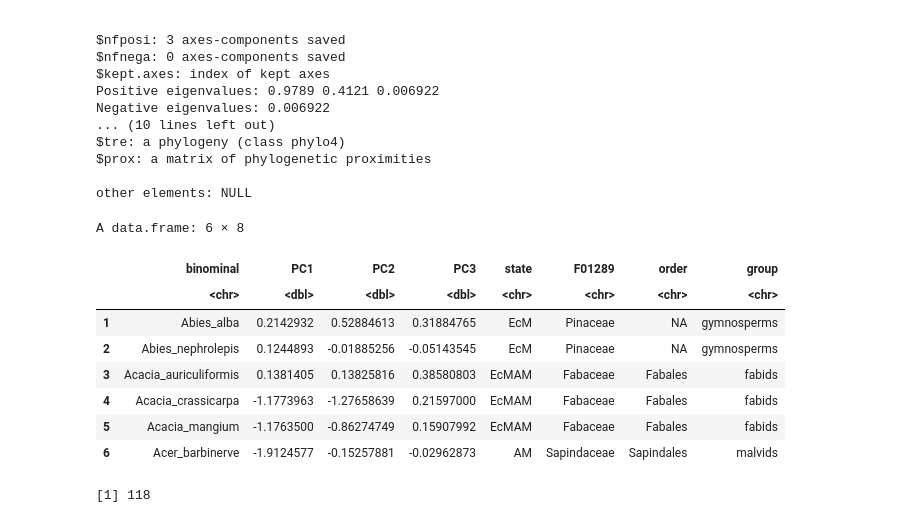
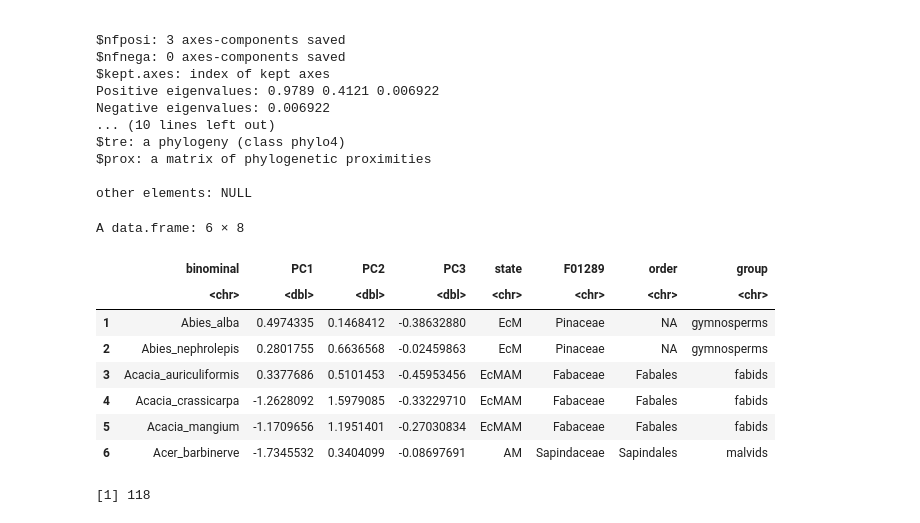
Before and after one commit to anoban/phd, a Jupyter notebook: R/notebooks/phypca.ipynb, the cells around one changed output. Saved outputs shown, nothing was run; the diff lists cells and outputs as text; code cells hidden in the pictures.

```diff
--- a/R/notebooks/phypca.ipynb
+++ b/R/notebooks/phypca.ipynb
@@ -263,23 +263,26 @@ $prox: a matrix of phylogenetic proximities
 
 other elements: NULL
 # %%
-ppcs <- pcomps_v2$li
-ppcs$binominal <- rownames(ppcs)
+# deciding to use phytools::phy.pca for the plots since it allows us to use the lambda model of evolution explicitly and also gives info on % variance explained by the PCs
+
+ppcs <- as.data.frame(pcomps$S)
+ppcs$binominal <- rownames(ppcs) # incorporate the row names as a new column and get rid off the row names
 rownames(ppcs) <- NULL
+
 ppcs <- merge(x = ppcs, y = states, by = "binominal")
 ppcs <- merge(x = ppcs, y = apg4, by = "binominal")
 
 head(ppcs)
 # %% [output]
 A data.frame: 6 × 8
 |  | binominal | PC1 | PC2 | PC3 | state | F01289 | order | group |
 |  | <chr> | <dbl> | <dbl> | <dbl> | <chr> | <chr> | <chr> | <chr> |
-| 1 | Abies_alba | 0.2142932 | 0.52884613 | 0.31884765 | EcM | Pinaceae | NA | gymnosperms |
-| 2 | Abies_nephrolepis | 0.1244893 | -0.01885256 | -0.05143545 | EcM | Pinaceae | NA | gymnosperms |
-| 3 | Acacia_auriculiformis | 0.1381405 | 0.13825816 | 0.38580803 | EcMAM | Fabaceae | Fabales | fabids |
-| 4 | Acacia_crassicarpa | -1.1773963 | -1.27658639 | 0.21597000 | EcMAM | Fabaceae | Fabales | fabids |
-| 5 | Acacia_mangium | -1.1763500 | -0.86274749 | 0.15907992 | EcMAM | Fabaceae | Fabales | fabids |
-| 6 | Acer_barbinerve | -1.9124577 | -0.15257881 | -0.02962873 | AM | Sapindaceae | Sapindales | malvids |
+| 1 | Abies_alba | 0.4974335 | 0.1468412 | -0.38632880 | EcM | Pinaceae | NA | gymnosperms |
+| 2 | Abies_nephrolepis | 0.2801755 | 0.6636568 | -0.02459863 | EcM | Pinaceae | NA | gymnosperms |
+| 3 | Acacia_auriculiformis | 0.3377686 | 0.5101453 | -0.45953456 | EcMAM | Fabaceae | Fabales | fabids |
+| 4 | Acacia_crassicarpa | -1.2628092 | 1.5979085 | -0.33229710 | EcMAM | Fabaceae | Fabales | fabids |
+| 5 | Acacia_mangium | -1.1709656 | 1.1951401 | -0.27030834 | EcMAM | Fabaceae | Fabales | fabids |
+| 6 | Acer_barbinerve | -1.7345532 | 0.3404099 | -0.08697691 | AM | Sapindaceae | Sapindales | malvids |
 # %%
 # what's critical here is that APG4's group column is very heterogenous in terms of rank hierarchy
 # it contains very lower level groups like lamids, rosids and then slightly higher level ranks like superrosids and also very high level ranks like angiosperms and gymnosperms
```
Also changed, not shown: parts of 14 cells of this notebook.
